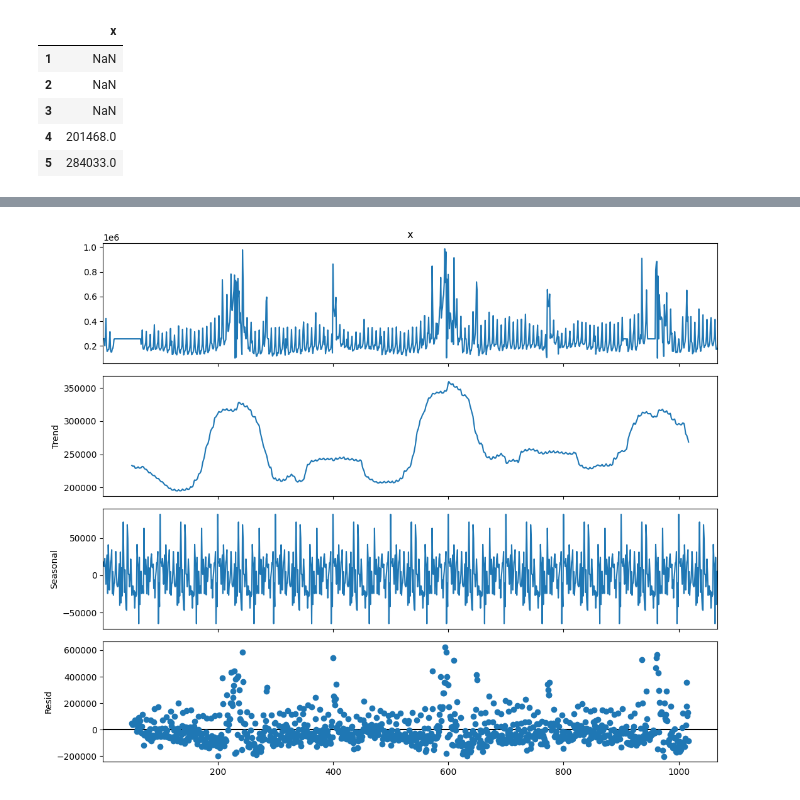
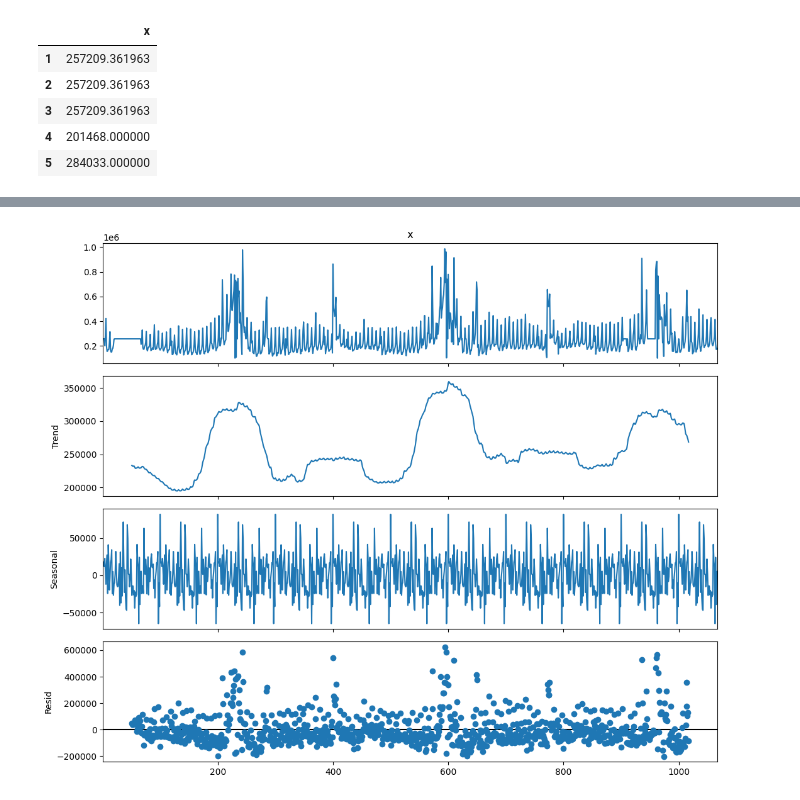
Before and after one commit to onedanoken/timeseries_homeworks, a Jupyter notebook: homework_2/second_homework.ipynb, the cells around one changed output, grey strips where cells are left out. Saved outputs shown, nothing was run; the diff lists cells and outputs as text; code cells hidden in the pictures.

```diff
--- a/homework_2/second_homework.ipynb
+++ b/homework_2/second_homework.ipynb
@@ -7,15 +7,16 @@ import numpy as np
 import pandas as pd
 # %%
 sales = pd.read_csv('data/Daily net retail sales 5 May 2000  6 April 2003.csv', index_col=0)
-# %%
-sales.head()
-# %% [output]
-|  | x |
-| 1 | NaN |
-| 2 | NaN |
-| 3 | NaN |
-| 4 | 201468.0 |
-| 5 | 284033.0 |
+# %%
+sales["x"] = sales["x"].fillna(sales["x"].mean())
+sales.head()
+# %% [output]
+|  | x |
+| 1 | 257209.361963 |
+| 2 | 257209.361963 |
+| 3 | 257209.361963 |
+| 4 | 201468.000000 |
+| 5 | 284033.000000 |
 # %%
 sales.describe()
 # %% [output]
```
Also changed, not shown: parts of 8 cells of this notebook.
